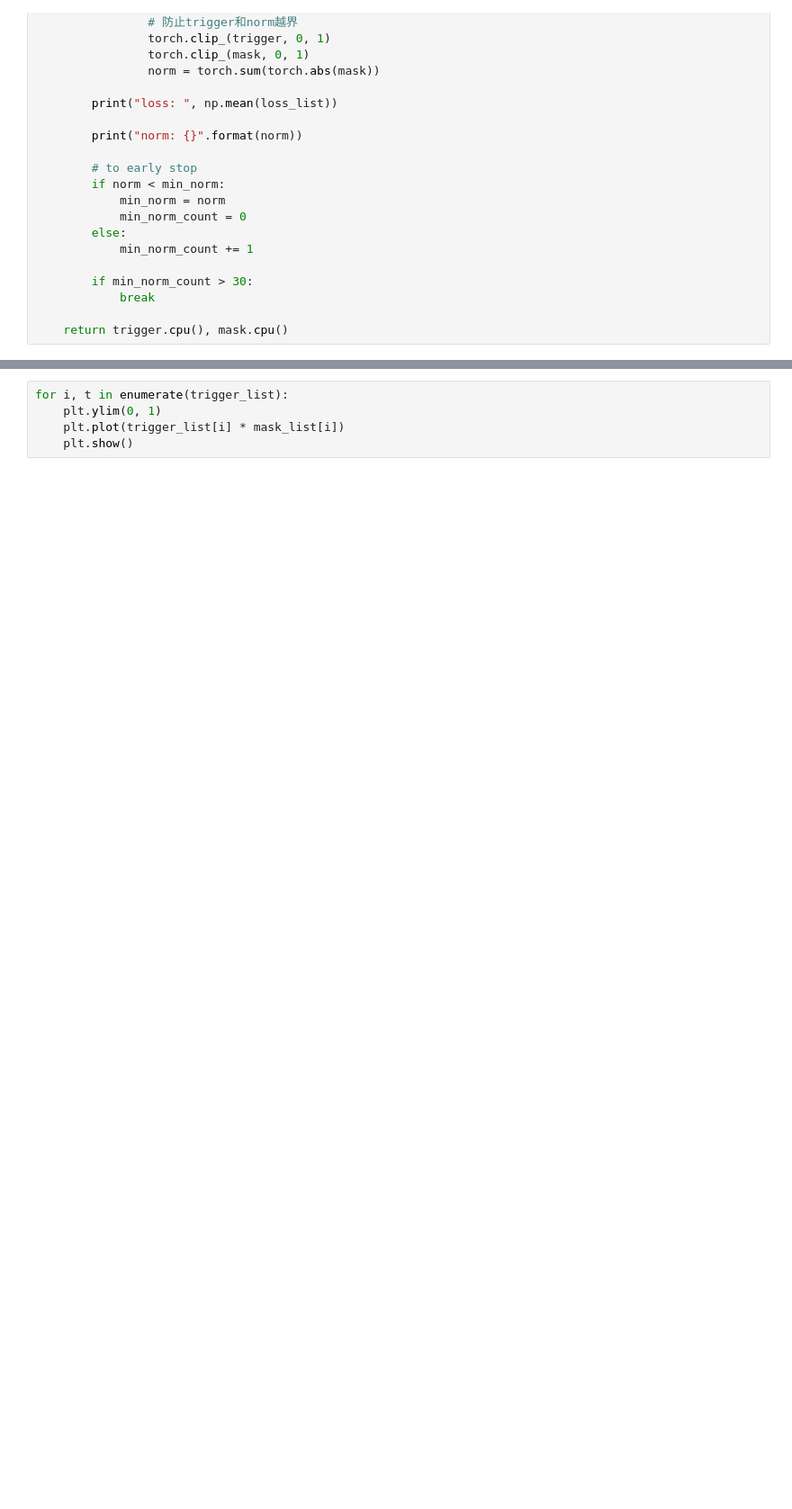
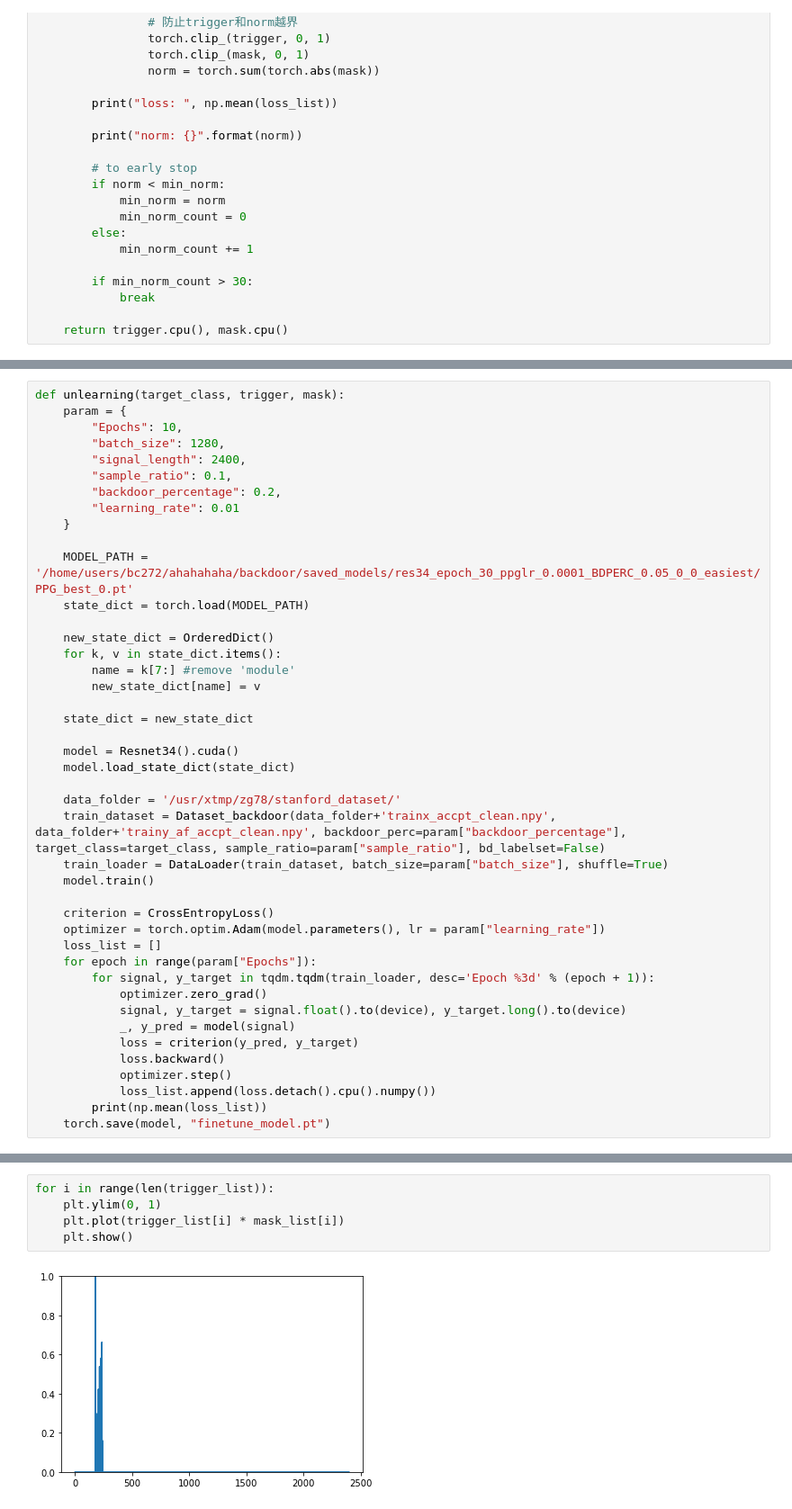
Before and after one commit to chengstark/ahahahaha, a Jupyter notebook: fbchan/defense.ipynb, the cells around one changed output, grey strips where cells are left out. Shown at 90% size. Saved outputs shown, nothing was run; the diff lists cells and outputs as text; blank space fills up the shorter version.

```diff
--- a/fbchan/defense.ipynb
+++ b/fbchan/defense.ipynb
@@ -270,3 +232,46 @@ def unlearning(target_class, trigger, mask):
+# %%
+def unlearning(target_class, trigger, mask):
+    param = {
+        "Epochs": 10,
+        "batch_size": 1280,
+        "signal_length": 2400,
+        "sample_ratio": 0.1,
+        "backdoor_percentage": 0.2,
+        "learning_rate": 0.01
+    }
+
+    MODEL_PATH = '/home/users/bc272/ahahahaha/backdoor/saved_models/res34_epoch_30_ppglr_0.0001_BDPERC_0.05_0_0_easiest/PPG_best_0.pt'
+    state_dict = torch.load(MODEL_PATH)
+
+    new_state_dict = OrderedDict()
+    for k, v in state_dict.items():
+        name = k[7:] #remove 'module'
+        new_state_dict[name] = v
+
+    state_dict = new_state_dict
+
+    model = Resnet34().cuda()
+    model.load_state_dict(state_dict)
+
+    data_folder = '/usr/xtmp/zg78/stanford_dataset/'
+    train_dataset = Dataset_backdoor(data_folder+'trainx_accpt_clean.npy', data_folder+'trainy_af_accpt_clean.npy', backdoor_perc=param["backdoor_percentage"], target_class=target_class, sample_ratio=param["sample_ratio"], bd_labelset=False)
+    train_loader = DataLoader(train_dataset, batch_size=param["batch_size"], shuffle=True)
+    model.train()
+
+    criterion = CrossEntropyLoss()
+    optimizer = torch.optim.Adam(model.parameters(), lr = param["learning_rate"])
+    loss_list = []
+    for epoch in range(param["Epochs"]):
+        for signal, y_target in tqdm.tqdm(train_loader, desc='Epoch %3d' % (epoch + 1)):
+            optimizer.zero_grad()
+            signal, y_target = signal.float().to(device), y_target.long().to(device)
+            _, y_pred = model(signal)
+            loss = criterion(y_pred, y_target)
+            loss.backward()
+            optimizer.step()
+            loss_list.append(loss.detach().cpu().numpy())
+        print(np.mean(loss_list))
+    torch.save(model, "finetune_model.pt")
 # %%
 if __name__ == "__main__":
     device = torch.device("cuda:0" if torch.cuda.is_available() else "cpu")
@@ -299,5 +297,7 @@ norm: 1186.093994140625
 # %%
-for i, t in enumerate(trigger_list):
+for i in range(len(trigger_list)):
     plt.ylim(0, 1)
     plt.plot(trigger_list[i] * mask_list[i])
     plt.show()
+# %% [output]
+[figure, added]
```
Also changed, not shown: parts of 9 cells of this notebook, 2 other files.
